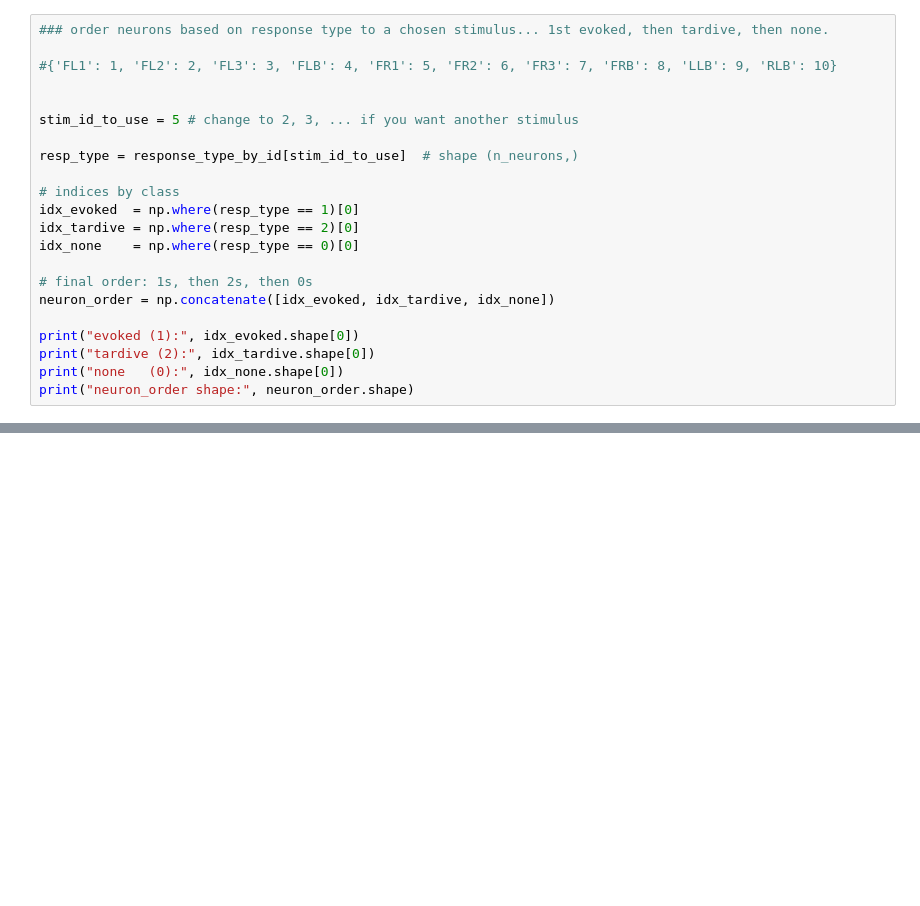
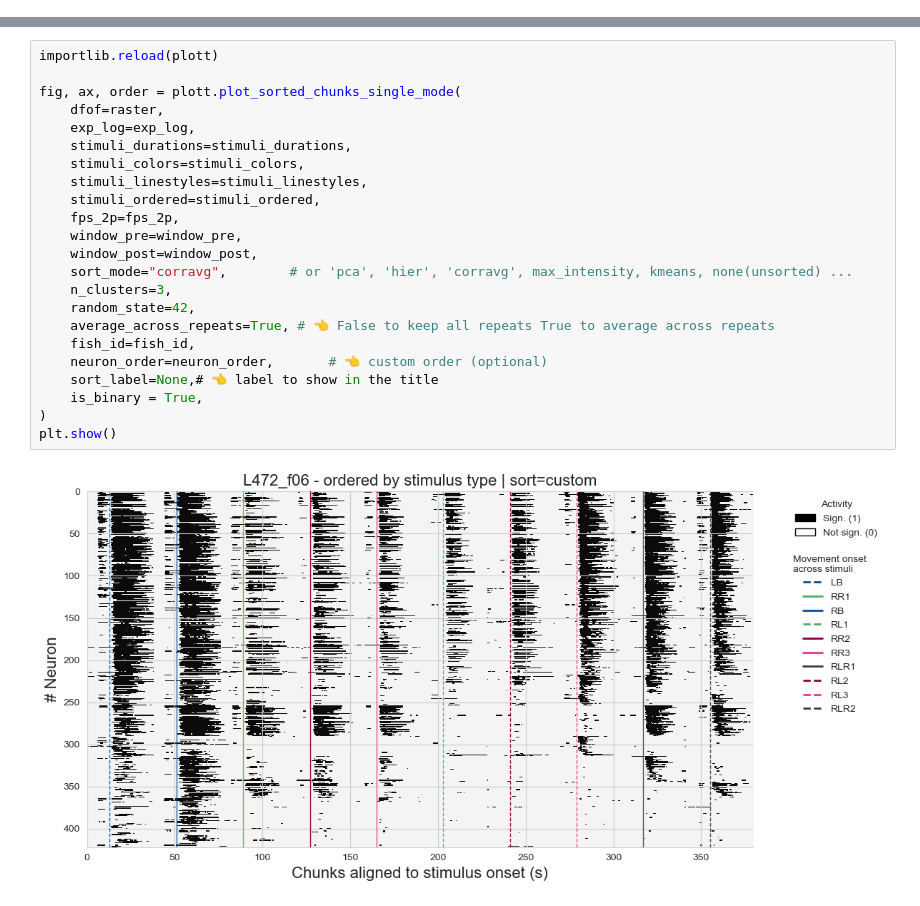
Before and after one commit to uribealej/social_filters, a Jupyter notebook: scripts/calcium_analysis/Exp_1_flickering_analysis.ipynb, the cells around one changed output, grey strips where cells are left out. Saved outputs shown, nothing was run; the diff lists cells and outputs as text; blank space fills up the shorter version.

```diff
--- a/scripts/calcium_analysis/Exp_1_flickering_analysis.ipynb
+++ b/scripts/calcium_analysis/Exp_1_flickering_analysis.ipynb
@@ -399,22 +0,0 @@ response_type_by_id, onset_sec_by_id = classify_responses_from_raster(
-# %%
-### order neurons based on response type to a chosen stimulus... 1st evoked, then tardive, then none.
-
-#{'FL1': 1, 'FL2': 2, 'FL3': 3, 'FLB': 4, 'FR1': 5, 'FR2': 6, 'FR3': 7, 'FRB': 8, 'LLB': 9, 'RLB': 10}
-
-
-stim_id_to_use = 5 # change to 2, 3, ... if you want another stimulus
-
-resp_type = response_type_by_id[stim_id_to_use]  # shape (n_neurons,)
-
-# indices by class
-idx_evoked  = np.where(resp_type == 1)[0]
-idx_tardive = np.where(resp_type == 2)[0]
-idx_none    = np.where(resp_type == 0)[0]
-
-# final order: 1s, then 2s, then 0s
-neuron_order = np.concatenate([idx_evoked, idx_tardive, idx_none])
-
-print("evoked (1):", idx_evoked.shape[0])
-print("tardive (2):", idx_tardive.shape[0])
-print("none   (0):", idx_none.shape[0])
-print("neuron_order shape:", neuron_order.shape)
@@ -668,0 +402,25 @@ Stim 10: 465 evoked, 10 tardive, 166 non-responsive
+# %%
+importlib.reload(plott)
+
+fig, ax, order = plott.plot_sorted_chunks_single_mode(
+    dfof=raster,
+    exp_log=exp_log,
+    stimuli_durations=stimuli_durations,
+    stimuli_colors=stimuli_colors,
+    stimuli_linestyles=stimuli_linestyles,
+    stimuli_ordered=stimuli_ordered,
+    fps_2p=fps_2p,
+    window_pre=window_pre,
+    window_post=window_post,
+    sort_mode="corravg",        # or 'pca', 'hier', 'corravg', max_intensity, kmeans, none(unsorted) ...
+    n_clusters=3,
+    random_state=42,
+    average_across_repeats=True, # 👈 False to keep all repeats True to average across repeats
+    fish_id=fish_id,
+    neuron_order=neuron_order,       # 👈 custom order (optional)
+    sort_label=None,# 👈 label to show in the title
+    is_binary = True,
+)
+plt.show()
+# %% [output]
+[figure, added]
```
Also changed, not shown: parts of 45 cells of this notebook, 13 other files.
